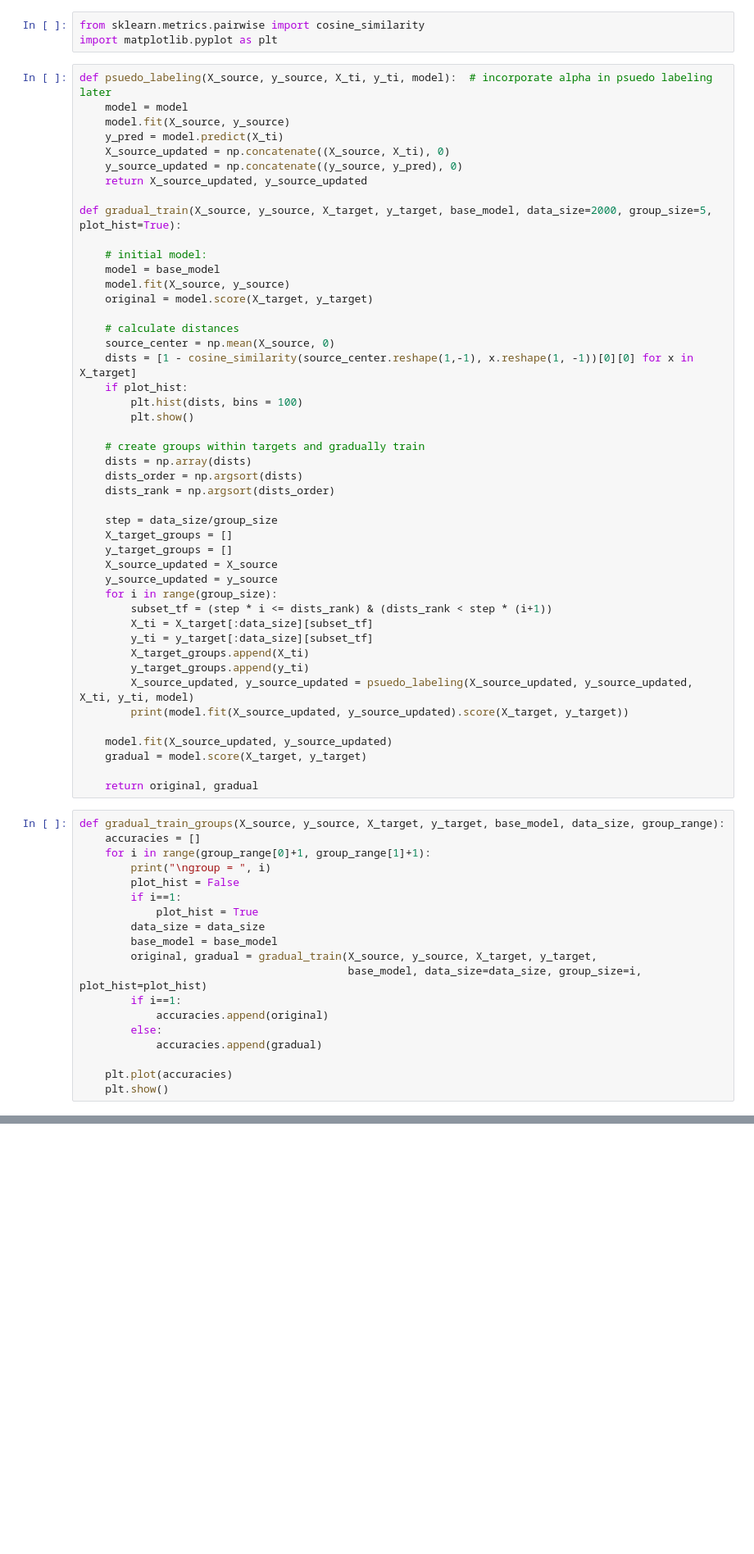
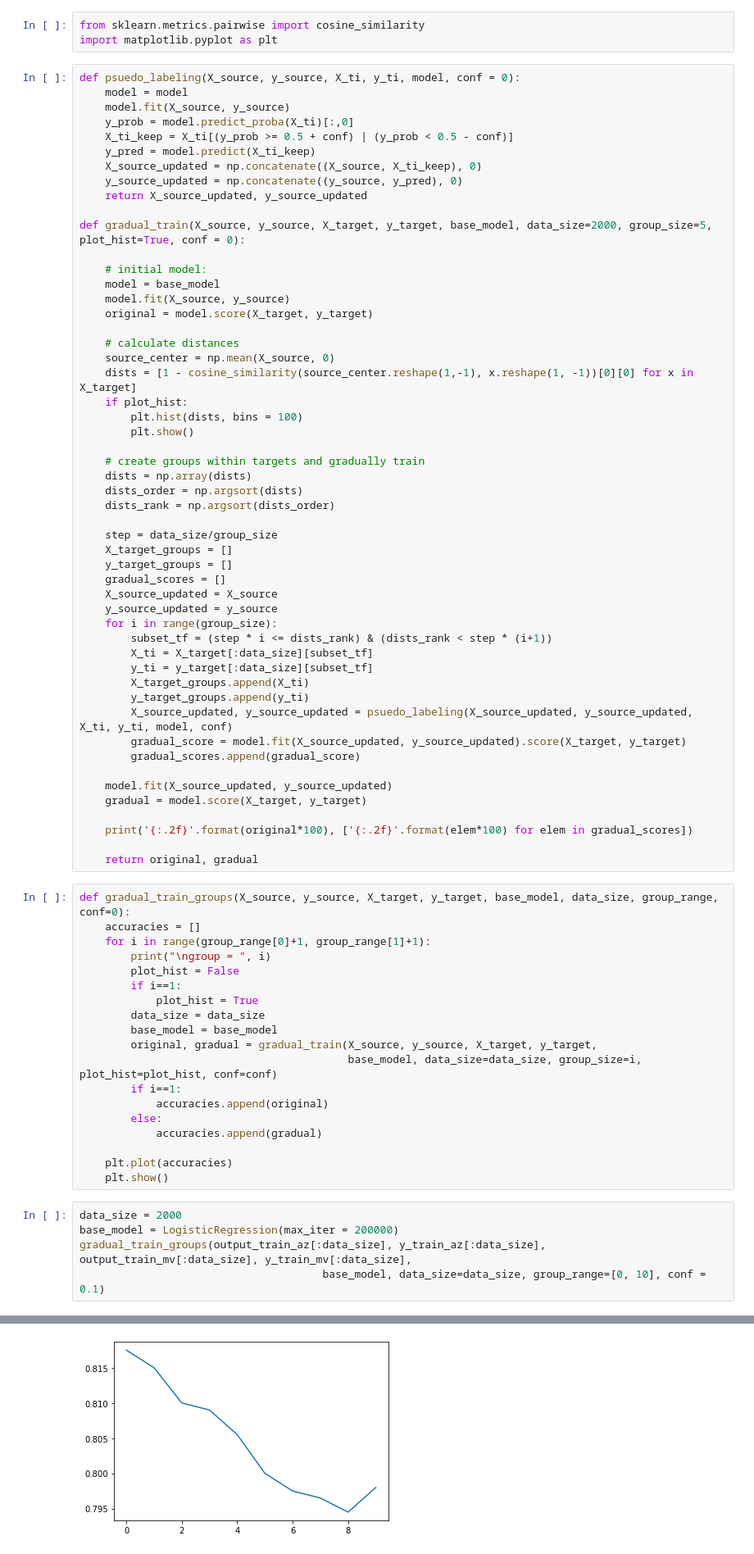
Before and after one commit to zycalice/domain-adaptation-nlp, a Jupyter notebook: notebooks/product_reviews.ipynb, the cells around one changed output, grey strips where cells are left out. Shown at 82% size. Drawn from its saved outputs; the diff is of its cells as text; blank space fills up the shorter version.

Commit message:
add conf level test

```diff
--- a/notebooks/product_reviews.ipynb
+++ b/notebooks/product_reviews.ipynb
@@ -207,15 +207,17 @@ for data_type in ["az", "tw", "fi", "mv"]:
 from sklearn.metrics.pairwise import cosine_similarity
 import matplotlib.pyplot as plt
 # %%
-def psuedo_labeling(X_source, y_source, X_ti, y_ti, model):  # incorporate alpha in psuedo labeling later
+def psuedo_labeling(X_source, y_source, X_ti, y_ti, model, conf = 0):
     model = model
     model.fit(X_source, y_source)
-    y_pred = model.predict(X_ti)
-    X_source_updated = np.concatenate((X_source, X_ti), 0)
+    y_prob = model.predict_proba(X_ti)[:,0]
+    X_ti_keep = X_ti[(y_prob >= 0.5 + conf) | (y_prob < 0.5 - conf)]
+    y_pred = model.predict(X_ti_keep)
+    X_source_updated = np.concatenate((X_source, X_ti_keep), 0)
     y_source_updated = np.concatenate((y_source, y_pred), 0)
     return X_source_updated, y_source_updated
 
-def gradual_train(X_source, y_source, X_target, y_target, base_model, data_size=2000, group_size=5, plot_hist=True):
+def gradual_train(X_source, y_source, X_target, y_target, base_model, data_size=2000, group_size=5, plot_hist=True, conf = 0):
 
     # initial model:
     model = base_model
@@ -237,6 +239,7 @@ def gradual_train(X_source, y_source, X_target, y_target, base_model, data_size=
     step = data_size/group_size
     X_target_groups = []
     y_target_groups = []
+    gradual_scores = []
     X_source_updated = X_source
     y_source_updated = y_source
     for i in range(group_size):
@@ -245,15 +248,18 @@ def gradual_train(X_source, y_source, X_target, y_target, base_model, data_size=
         y_ti = y_target[:data_size][subset_tf]
         X_target_groups.append(X_ti)
         y_target_groups.append(y_ti)
-        X_source_updated, y_source_updated = psuedo_labeling(X_source_updated, y_source_updated, X_ti, y_ti, model)
-        print(model.fit(X_source_updated, y_source_updated).score(X_target, y_target))
+        X_source_updated, y_source_updated = psuedo_labeling(X_source_updated, y_source_updated, X_ti, y_ti, model, conf)
+        gradual_score = model.fit(X_source_updated, y_source_updated).score(X_target, y_target)
+        gradual_scores.append(gradual_score)
 
     model.fit(X_source_updated, y_source_updated)
     gradual = model.score(X_target, y_target)
 
+    print('{:.2f}'.format(original*100), ['{:.2f}'.format(elem*100) for elem in gradual_scores])
+
     return original, gradual
 # %%
-def gradual_train_groups(X_source, y_source, X_target, y_target, base_model, data_size, group_range):
+def gradual_train_groups(X_source, y_source, X_target, y_target, base_model, data_size, group_range, conf=0):
     accuracies = []
     for i in range(group_range[0]+1, group_range[1]+1):
         print("\ngroup = ", i)
@@ -263,7 +269,7 @@ def gradual_train_groups(X_source, y_source, X_target, y_target, base_model, dat
         data_size = data_size
         base_model = base_model
         original, gradual = gradual_train(X_source, y_source, X_target, y_target,
-                                          base_model, data_size=data_size, group_size=i, plot_hist=plot_hist)
+                                          base_model, data_size=data_size, group_size=i, plot_hist=plot_hist, conf=conf)
         if i==1:
             accuracies.append(original)
         else:
@@ -271,3 +277,9 @@ def gradual_train_groups(X_source, y_source, X_target, y_target, base_model, dat
 
     plt.plot(accuracies)
     plt.show()
+# %%
+data_size = 2000
+base_model = LogisticRegression(max_iter = 200000)
+gradual_train_groups(output_train_az[:data_size], y_train_az[:data_size], output_train_mv[:data_size], y_train_mv[:data_size],
+                                      base_model, data_size=data_size, group_range=[0, 10], conf = 0.1)
+# %% [output]
@@ -274,3 +305,4 @@ def gradual_train_groups(X_source, y_source, X_target, y_target, base_model, dat
+[figure, added]
 # %%
 data_size = 2000
 base_model = LogisticRegression(max_iter = 200000)
```
Also changed, not shown: parts of 16 cells of this notebook, 1 other file.
